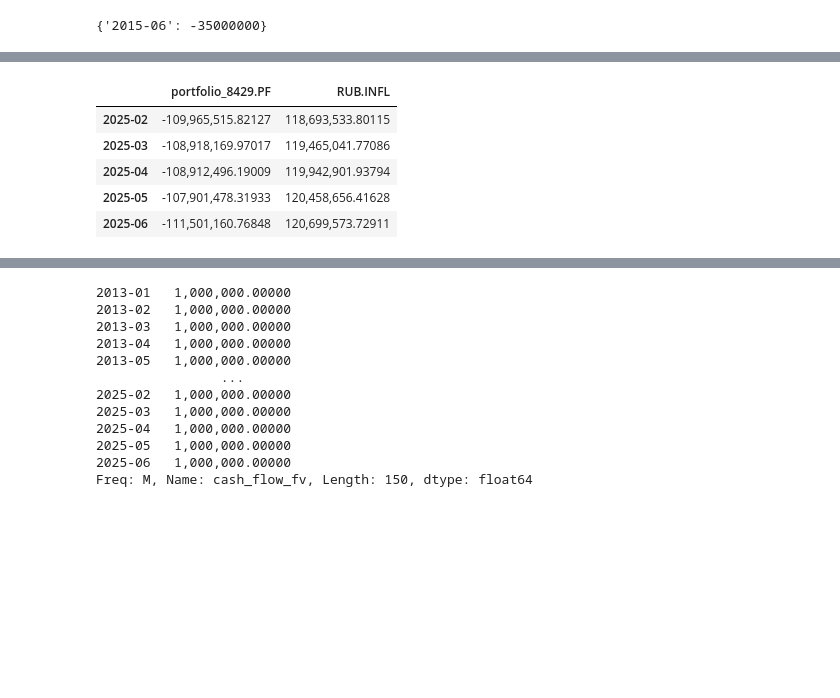
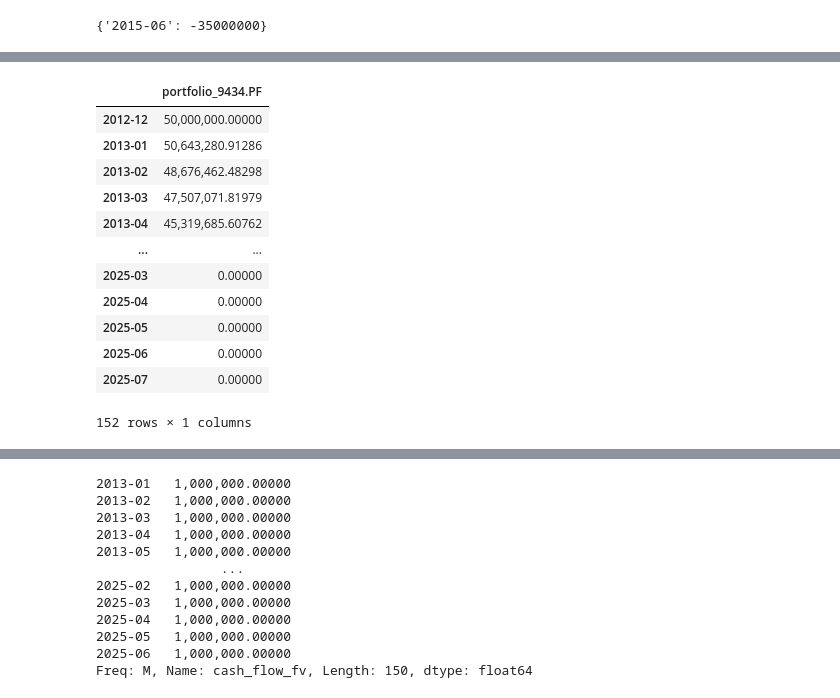
Before and after one commit to mbk-dev/okama, a Jupyter notebook: main_notebook.ipynb, the cells around one changed output, grey strips where cells are left out. Drawn from its saved outputs; the diff is of its cells as text; code cells hidden in the pictures; blank space fills up the shorter version.

```diff
--- a/main_notebook.ipynb
+++ b/main_notebook.ipynb
@@ -91,9 +95,17 @@ print(pf.dcf)
-# %%
-pf.dcf.wealth_index_fv.tail()
-# %% [output]
-|  | portfolio_8429.PF | RUB.INFL |
-| 2025-02 | -109,965,515.82127 | 118,693,533.80115 |
-| 2025-03 | -108,918,169.97017 | 119,465,041.77086 |
-| 2025-04 | -108,912,496.19009 | 119,942,901.93794 |
-| 2025-05 | -107,901,478.31933 | 120,458,656.41628 |
-| 2025-06 | -111,501,160.76848 | 120,699,573.72911 |
+# %%
+wi = pf.dcf.wealth_index(discounting="pv", include_negative_values=False)
+wi
+# %% [output]
+|  | portfolio_9434.PF |
+| 2012-12 | 50,000,000.00000 |
+| 2013-01 | 50,643,280.91286 |
+| 2013-02 | 48,676,462.48298 |
+| 2013-03 | 47,507,071.81979 |
+| 2013-04 | 45,319,685.60762 |
+| ... | ... |
+| 2025-03 | 0.00000 |
+| 2025-04 | 0.00000 |
+| 2025-05 | 0.00000 |
+| 2025-06 | 0.00000 |
+| 2025-07 | 0.00000 |
+152 rows × 1 columns
```
Also changed, not shown: parts of 7 cells of this notebook, 2 other files.
